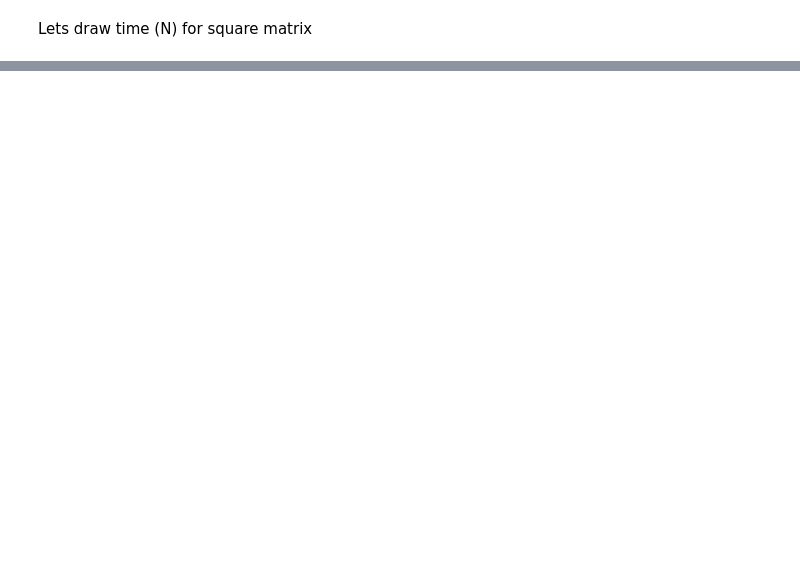
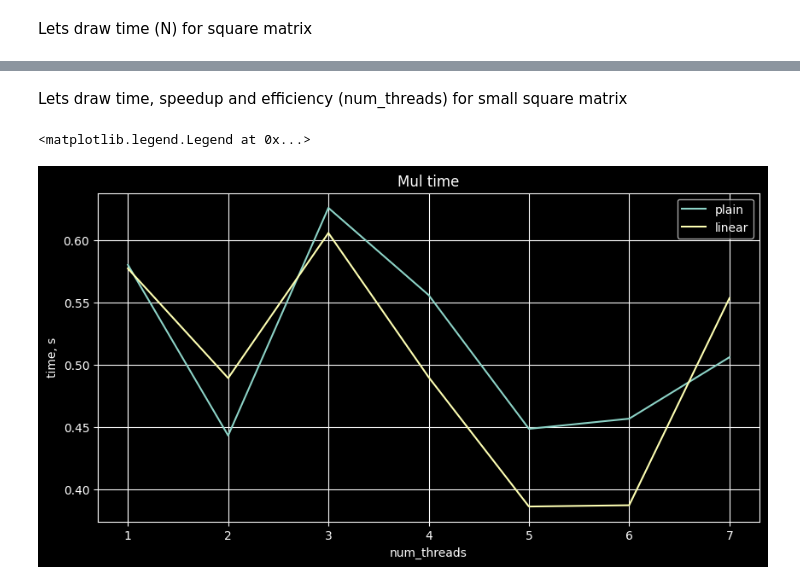
Before and after one commit to ErrrOrrr503/ComputeMath, a Jupyter notebook: linear/tester.ipynb, the cells around one changed output, grey strips where cells are left out. Cells and saved outputs as stored; diff of their text form; code cells hidden in the pictures; blank space fills up the shorter version.

Commit message:
matrix mul staff

```diff
--- a/linear/tester.ipynb
+++ b/linear/tester.ipynb
@@ -39,0 +45,25 @@ plt.legend ()
+# %% [markdown]
+Lets draw time, speedup and efficiency (num_threads) for small square matrix
+# %%
+N = 600
+num_threads = np.arange (1, 8, 1)
+times = np.zeros ((num_algos, num_threads.shape[0]))
+
+for i in range (0, num_threads.shape[0]):
+    result = subprocess.run (["./matmul_test", "{0}".format (N), "{0}".format (N), "{0}".format (num_threads[i])], capture_output=True, text=True)
+    res_split = result.stdout.split ()
+    for j in range (0, num_algos):
+        times[j][i] = np.double(res_split[j])
+plt.figure(figsize=(10, 5))
+#plt.yscale('log')
+#plt.xscale('log')
+plt.grid ()
+plt.title ("Mul time")
+plt.xlabel ("num_threads")
+plt.ylabel ("time, s")
+for i in range(0, num_algos):
+    plt.plot (num_threads, times[i], 'C{0}'.format (i), label = algos[i])
+plt.legend ()
+# %% [output]
+<matplotlib.legend.Legend at 0x...>
+[figure, added]
```
Also changed, not shown: parts of 2 cells of this notebook, 3 other files.
